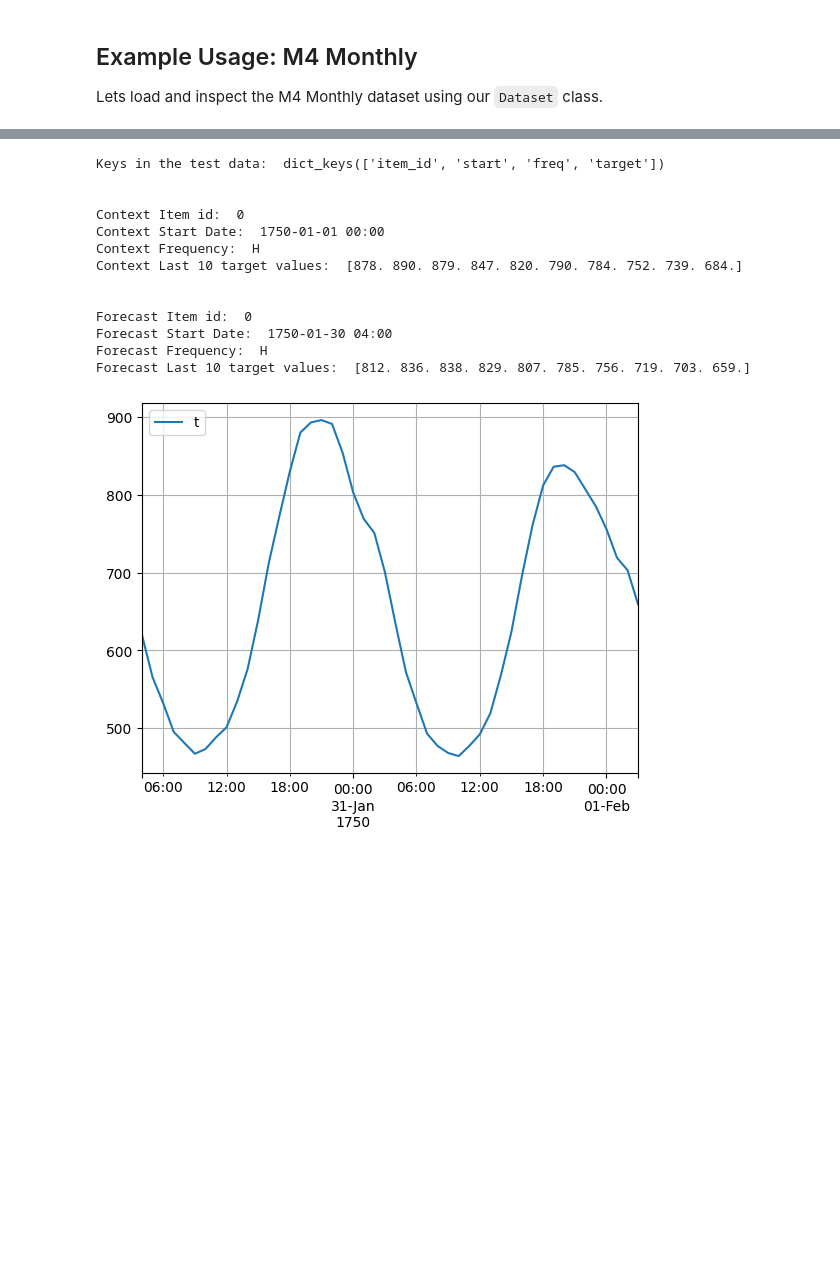
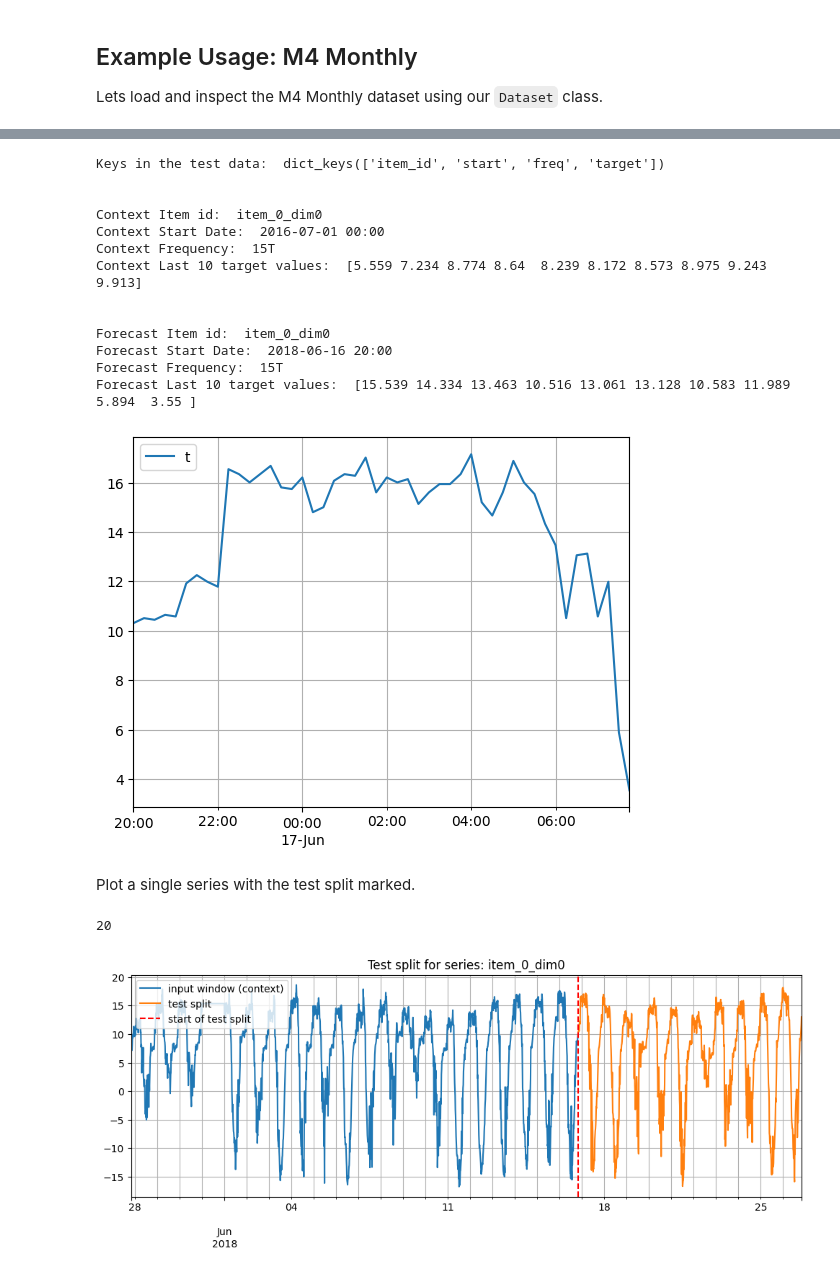
Before and after one commit to mpg05883/gift-eval, a Jupyter notebook: notebooks/gift_eval/dataset.ipynb, the cells around one changed output, grey strips where cells are left out. Drawn from its saved outputs; the diff is of its cells as text; code cells hidden in the pictures; blank space fills up the shorter version.

```diff
--- a/notebooks/gift_eval/dataset.ipynb
+++ b/notebooks/gift_eval/dataset.ipynb
@@ -173,7 +183,7 @@ print("Forecast Start Date: ", label["start"])
 print("Forecast Frequency: ", label["freq"])
 print("Forecast Last 10 target values: ", label["target"][-10:])
 
-test_series = to_pandas(test_data[1])
+test_series = to_pandas_dt(test_data[1])
 test_series.plot()
 plt.grid(which="both")
 plt.legend("test series", loc="upper left")
@@ -182,14 +192,50 @@ plt.show()
 Keys in the test data:  dict_keys(['item_id', 'start', 'freq', 'target'])
 
 
-Context Item id:  0
-Context Start Date:  1750-01-01 00:00
-Context Frequency:  H
-Context Last 10 target values:  [878. 890. 879. 847. 820. 790. 784. 752. 739. 684.]
+Context Item id:  item_0_dim0
+Context Start Date:  2016-07-01 00:00
+Context Frequency:  15T
+Context Last 10 target values:  [5.559 7.234 8.774 8.64  8.239 8.172 8.573 8.975 9.243 9.913]
 
 
-Forecast Item id:  0
-Forecast Start Date:  1750-01-30 04:00
-Forecast Frequency:  H
-Forecast Last 10 target values:  [812. 836. 838. 829. 807. 785. 756. 719. 703. 659.]
+Forecast Item id:  item_0_dim0
+Forecast Start Date:  2018-06-16 20:00
+Forecast Frequency:  15T
+Forecast Last 10 target values:  [15.539 14.334 13.463 10.516 13.061 13.128 10.583 11.989  5.894  3.55 ]
-[figure, old version]
+[figure, new version]
+# %% [markdown]
+Plot a single series with the test split marked.
+# %%
+import pandas as pd
+from itertools import islice
+
+# dataset.test_data yields `dataset.test_windows` consecutive (input, label)
+# pairs per series before moving to the next series, so the first
+# `dataset.test_windows` pairs are all the rolling test windows of one series.
+n_windows = dataset.test_windows
+print(f"{n_windows:=}")
+series_windows = list(islice(dataset.test_data, n_windows))
+item_id = series_windows[0][0]["item_id"]
+
+# The shortest (first) window's input is the context before the test split.
+input_series = to_pandas_dt(series_windows[0][0])
+input_series = input_series[-2 * n_windows * dataset.prediction_length :]
+
+# The windows' labels are consecutive, non-overlapping chunks that tile the
+# whole test split, so concatenating them gives the full test split series.
+test_series = pd.concat([to_pandas_dt(label) for _, label in series_windows])
+
+plt.figure(figsize=(12, 4))
+input_series.plot(color="tab:blue", label="input window (context)")
+test_series.plot(color="tab:orange", label="test split")
+plt.axvline(
+    x=test_series.index[0], color="r", linestyle="--", label="start of test split"
+)
+
+plt.grid(which="both")
+plt.legend(loc="upper left")
+plt.title(f"Test split for series: {item_id}")
+plt.show()
+# %% [output]
+20
+[figure, added]
```
Also changed, not shown: parts of 3 cells of this notebook.
